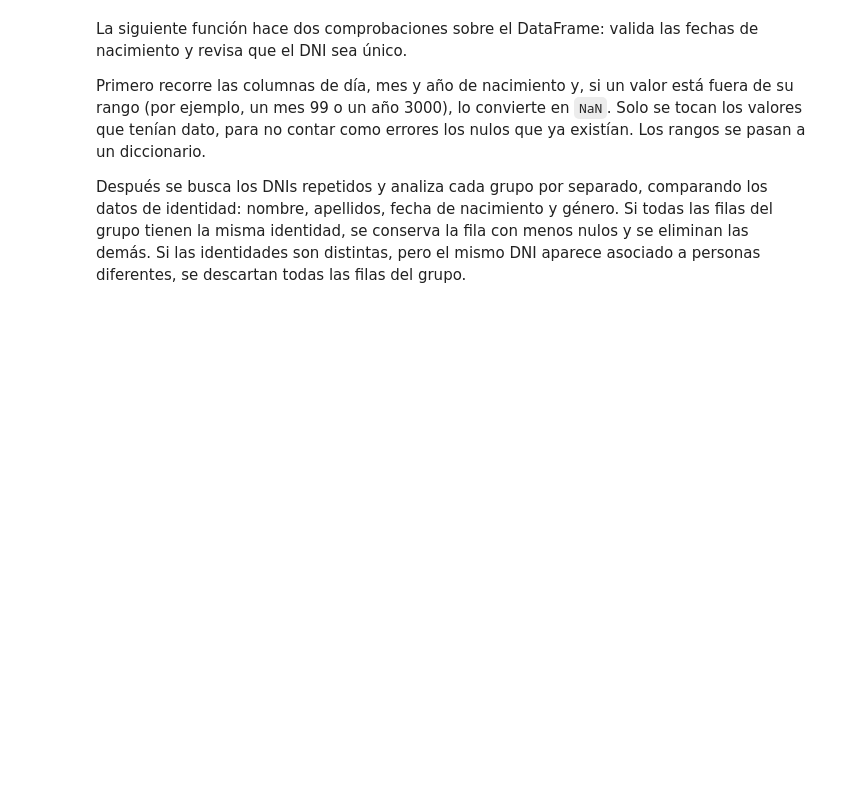
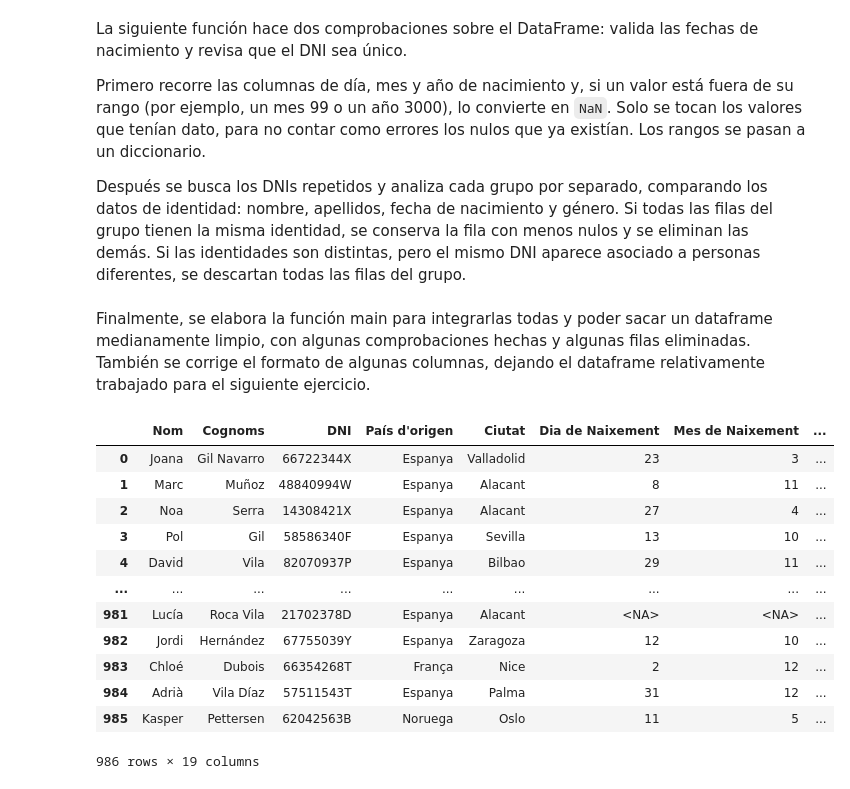
Before and after one commit to DanielSan33-4/ITA.Sprint08, a Jupyter notebook: Sprint08.ipynb, the cells around one changed output. Drawn from its saved outputs; the diff is of its cells as text; code cells hidden in the pictures; blank space fills up the shorter version.

```diff
--- a/Sprint08.ipynb
+++ b/Sprint08.ipynb
@@ -277,21 +299,39 @@ def validar_naixement_dni(df_p, rangos=None, col_dni="DNI", cols_identidad=None)
     n_antes = len(df)
     df = df.drop(index=filas_a_eliminar).reset_index(drop=True)
     return df
+# %% [markdown]
+Finalmente, se elabora la función main para integrarlas todas y poder sacar un dataframe medianamente limpio, con algunas comprobaciones hechas y algunas filas eliminadas. También se corrige el formato de algunas columnas, dejando el dataframe relativamente trabajado para el siguiente ejercicio.
 # %%
-def neteja(df_p):
-  df = df_p.copy()
-  df_encabezados = promocion_encabezados(df)
-  df_llegit = lectura_archivo(df_encabezados)
-  df_corregit = corregir_codificacio(df_llegit)
-  df_no_dupes = df_corregit.drop_duplicates().reset_index(drop=True)
-  df_no_dupes["Ciutat"] = df_no_dupes["Ciutat"].replace("Desconeguda", np.nan)
-  df_no_dupes["Càrrec"] = df_no_dupes["Càrrec"].replace("???", np.nan)
+def neteja_main(df_p):
+  df = promocion_encabezados(df_p.copy())
+  df = lectura_archivo(df)
+  df = corregir_codificacio(df)
+  df = df.drop_duplicates().reset_index(drop=True)
+  df = netejar_placeholders(df)
   grups_valids = ["Grup A", "Grup B", "Grup C", "Grup D"]
-  df_no_dupes.loc[~df_no_dupes["Grup Professional"].isin(grups_valids), "Grup Professional"] = np.nan
+  df.loc[~df["Grup Professional"].isin(grups_valids), "Grup Professional"] = np.nan
   mapa_genere = {
       "Dona": "Dona", "D": "Dona", "F": "Dona",
       "H": "Home", "Home": "Home", "M": "Home"}
-  df_no_dupes["Gènere"] = df_no_dupes["Gènere"].map(mapa_genere)
-  df_num_corregit = convertir_columnas_numericas(df_no_dupes)
-  df_validat = validar_naixement_dni(df_num_corregit)
-  return df_validat
+  df["Gènere"] = df["Gènere"].map(mapa_genere)
+  df = eliminar_filas_irrecuperables(df)
+  df = convertir_columnas_numericas(df, excluir=["DNI"])
+  df = validar_naixement_dni(df)
+  return df
+# %%
+df_seminet = neteja_main(df_complex)
+df_seminet
+# %% [output]
+|  | Nom | Cognoms | DNI | País d'origen | Ciutat | Dia de Naixement | Mes de Naixement | ... |
+| 0 | Joana | Gil Navarro | 66722344X | Espanya | Valladolid | 23 | 3 | ... |
+| 1 | Marc | Muñoz | 48840994W | Espanya | Alacant | 8 | 11 | ... |
+| 2 | Noa | Serra | 14308421X | Espanya | Alacant | 27 | 4 | ... |
+| 3 | Pol | Gil | 58586340F | Espanya | Sevilla | 13 | 10 | ... |
+| 4 | David | Vila | 82070937P | Espanya | Bilbao | 29 | 11 | ... |
+| ... | ... | ... | ... | ... | ... | ... | ... | ... |
+| 981 | Lucía | Roca Vila | 21702378D | Espanya | Alacant | <NA> | <NA> | ... |
+| 982 | Jordi | Hernández | 67755039Y | Espanya | Zaragoza | 12 | 10 | ... |
+| 983 | Chloé | Dubois | 66354268T | França | Nice | 2 | 12 | ... |
+| 984 | Adrià | Vila Díaz | 57511543T | Espanya | Palma | 31 | 12 | ... |
+| 985 | Kasper | Pettersen | 62042563B | Noruega | Oslo | 11 | 5 | ... |
+986 rows × 19 columns
```
Also changed, not shown: parts of 2 cells of this notebook.
